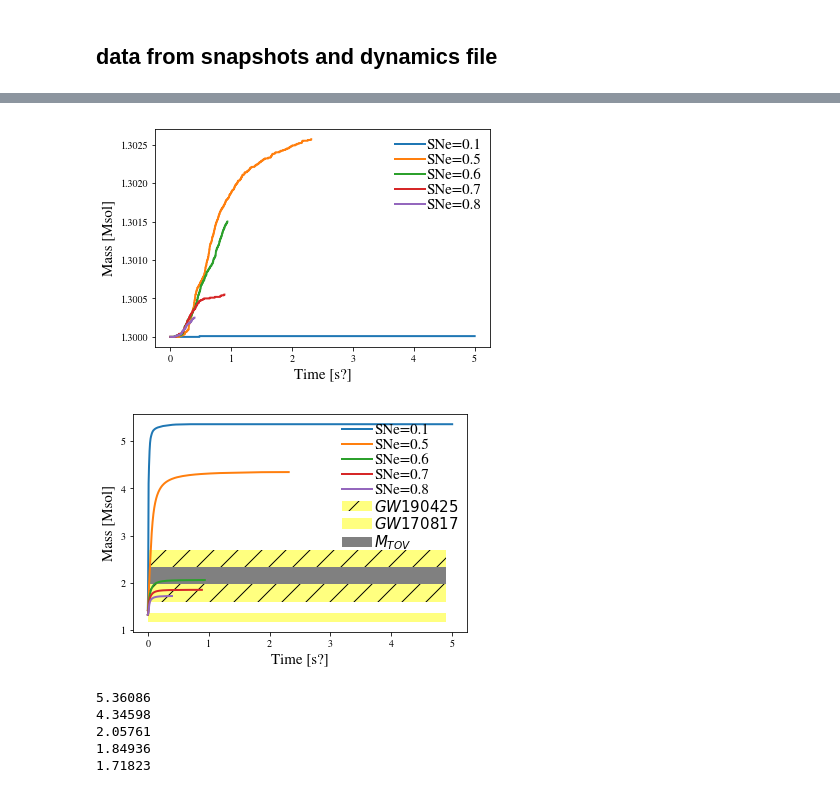
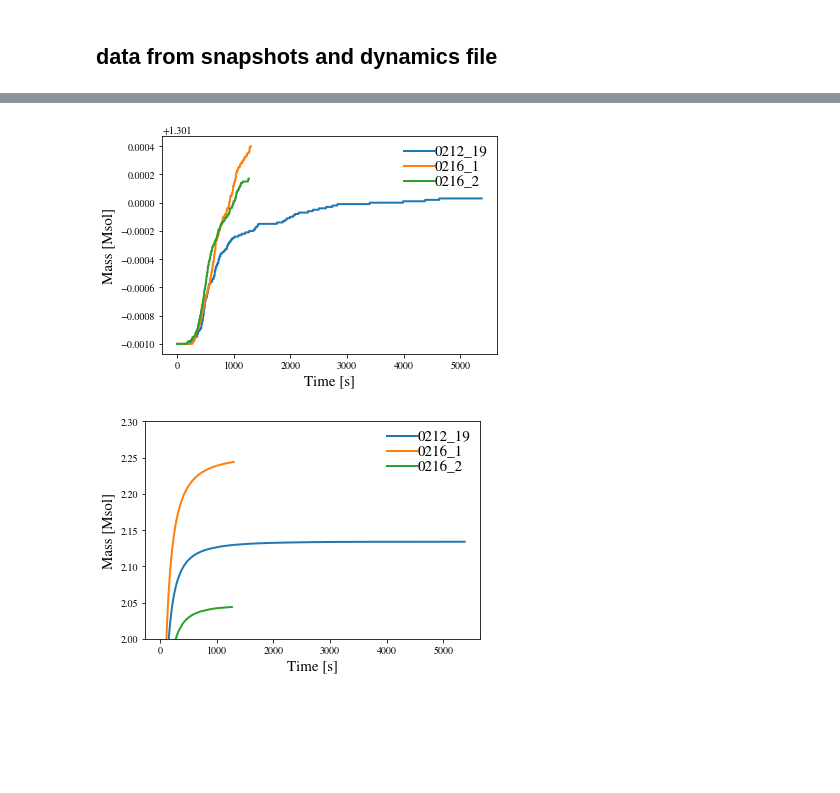
Before and after one commit to aldobatta/fallback-supernova, a Jupyter notebook: Scripts/massAccretion.ipynb, the cells around one changed output, grey strips where cells are left out. Drawn from its saved outputs; the diff is of its cells as text; code cells hidden in the pictures; blank space fills up the shorter version.

```diff
--- a/Scripts/massAccretion.ipynb
+++ b/Scripts/massAccretion.ipynb
@@ -105,15 +196,26 @@ dataTable5 = Get_dynamics(testReadFile5)
 # %%
-plt.plot(dataTable1['t'],dataTable1['M_star'],label='SNe=0.1')
-plt.plot(dataTable2['t'],dataTable2['M_star'],label='SNe=0.5')
-plt.plot(dataTable3['t'],dataTable3['M_star'],label='SNe=0.6')
-plt.plot(dataTable4['t'],dataTable4['M_star'],label='SNe=0.7')
-plt.plot(dataTable5['t'],dataTable5['M_star'],label='SNe=0.8')
+# plt.plot(dataTable1['t']*TimeUnit,dataTable1['M_star'],label='0212_1')
+# plt.plot(dataTable2['t']*TimeUnit,dataTable2['M_star'],label='0212_2')
+# plt.plot(dataTable3['t']*TimeUnit,dataTable3['M_star'],label='0212_3')
+# plt.plot(dataTable4['t']*TimeUnit,dataTable4['M_star'],label='0212_4')
+# plt.plot(dataTable5['t']*TimeUnit,dataTable5['M_star'],label='0212_5')
+# plt.plot(dataTable6['t']*TimeUnit,dataTable6['M_star'],label='0212_6')
+# plt.plot(dataTable7['t']*TimeUnit,dataTable7['M_star'],label='0212_7')
+# plt.plot(dataTable8['t']*TimeUnit,dataTable8['M_star'],label='0212_8')
+# plt.plot(dataTable9['t']*TimeUnit,dataTable9['M_star'],label='0212_9')
+# plt.plot(dataTable10['t']*TimeUnit,dataTable10['M_star'],label='0212_10')
+# plt.plot(dataTable11['t']*TimeUnit,dataTable11['M_star'],'--',label='0212_11')
+# plt.plot(dataTable12['t']*TimeUnit,dataTable12['M_star'],'--',label='0212_12')
+
+plt.plot(dataTable1['t']*TimeUnit,dataTable1['M_star'],label='0212_19')
+plt.plot(dataTable2['t']*TimeUnit,dataTable2['M_star'],label='0216_1')
+plt.plot(dataTable3['t']*TimeUnit,dataTable3['M_star'],label='0216_2')
 
 plt.legend(loc='right')
 plt.ylabel('Mass [Msol]')
-plt.xlabel('Time [s?]')
+plt.xlabel('Time [s]')
 
 plt.legend()
 plt.savefig("accretionNS_MESA10.png")
 # %% [output]
-[figure, old version]
+[figure, new version]
@@ -120,32 +224,39 @@ plt.savefig("accretionNS_MESA10.png")
 # %%
-plt.plot(dataTable1['t'],dataTable1['M_bh'],label='SNe=0.1')
-plt.plot(dataTable2['t'],dataTable2['M_bh'],label='SNe=0.5')
-plt.plot(dataTable3['t'],dataTable3['M_bh'],label='SNe=0.6')
-plt.plot(dataTable4['t'],dataTable4['M_bh'],label='SNe=0.7')
-plt.plot(dataTable5['t'],dataTable5['M_bh'],label='SNe=0.8')
+# plt.plot(dataTable1['t']*TimeUnit,dataTable1['M_bh'],label='0212_1')
+# plt.plot(dataTable2['t']*TimeUnit,dataTable2['M_bh'],label='0212_2')
+# plt.plot(dataTable3['t']*TimeUnit,dataTable3['M_bh'],label='0212_3')
+# plt.plot(dataTable4['t']*TimeUnit,dataTable4['M_bh'],label='0212_4')
+# plt.plot(dataTable5['t']*TimeUnit,dataTable5['M_bh'],label='0212_5')
+# plt.plot(dataTable6['t']*TimeUnit,dataTable6['M_bh'],label='0212_6')
+# plt.plot(dataTable7['t']*TimeUnit,dataTable7['M_bh'],label='0212_7')
+# plt.plot(dataTable8['t']*TimeUnit,dataTable8['M_bh'],label='0212_8')
+# plt.plot(dataTable9['t']*TimeUnit,dataTable9['M_bh'],label='0212_9')
+# plt.plot(dataTable10['t']*TimeUnit,dataTable10['M_bh'],label='0212_10')
+# plt.plot(dataTable11['t']*TimeUnit,dataTable11['M_bh'],'--',label='0212_11')
+# plt.plot(dataTable12['t']*TimeUnit,dataTable12['M_bh'],'--',label='0212_12')
 
-x = np.arange(0.0, 5, 0.1)
-plt.fill_between(x, 1.6, 2.7,facecolor='yellow',label='$GW190425$', alpha=0.5,hatch='/')
-plt.fill_between(x, 1.17, 1.36,facecolor='yellow',label='$GW170817$', alpha=0.5)
-plt.fill_between(x, 1.97, 2.33,facecolor='grey',label='$M_{TOV}$')
+plt.plot(dataTable1['t']*TimeUnit,dataTable1['M_bh'],label='0212_19')
+plt.plot(dataTable2['t']*TimeUnit,dataTable2['M_bh'],label='0216_1')
+plt.plot(dataTable3['t']*TimeUnit,dataTable3['M_bh'],label='0216_2')
 
-# plt.yscale('log')
+
+x = np.arange(0.0, 5, 0.1)*TimeUnit
+# plt.fill_between(x, 1.6, 2.7,facecolor='yellow',label='$GW190425$', alpha=0.5,hatch='/')
+# plt.fill_between(x, 1.17, 1.36,facecolor='yellow',label='$GW170817$', alpha=0.5)
+# plt.fill_between(x, 1.97, 2.33,facecolor='grey',label='$M_{TOV}$')
+
 # plt.xscale('log')
 plt.legend(loc='upper right')
 plt.ylabel('Mass [Msol]')
-plt.xlabel('Time [s?]')
-plt.savefig("accretionExplodingStar_MESA10_0104.png")
+plt.xlabel('Time [s]')
+# plt.xlim([0, 10])
+plt.ylim([2.0, 2.3])
+plt.savefig("accretionExplodingStar_MESA10_convergence.png")
 # %% [output]
-[figure, old version]
+[figure, new version]
 # %%
 print(dataTable1['M_bh'][-1])
 print(dataTable2['M_bh'][-1])
 print(dataTable3['M_bh'][-1])
-print(dataTable4['M_bh'][-1])
-print(dataTable5['M_bh'][-1])
+print(100*np.abs(dataTable2['M_bh'][-1]-dataTable3['M_bh'][-1])/dataTable2['M_bh'][-1])
+print(100*np.abs(dataTable2['M_bh'][-1]-dataTable1['M_bh'][-1])/dataTable2['M_bh'][-1])
-# %% [output]
-5.36086
-4.34598
-2.05761
-1.84936
-1.71823
```
Also changed, not shown: parts of 9 cells of this notebook, 5 other files.
